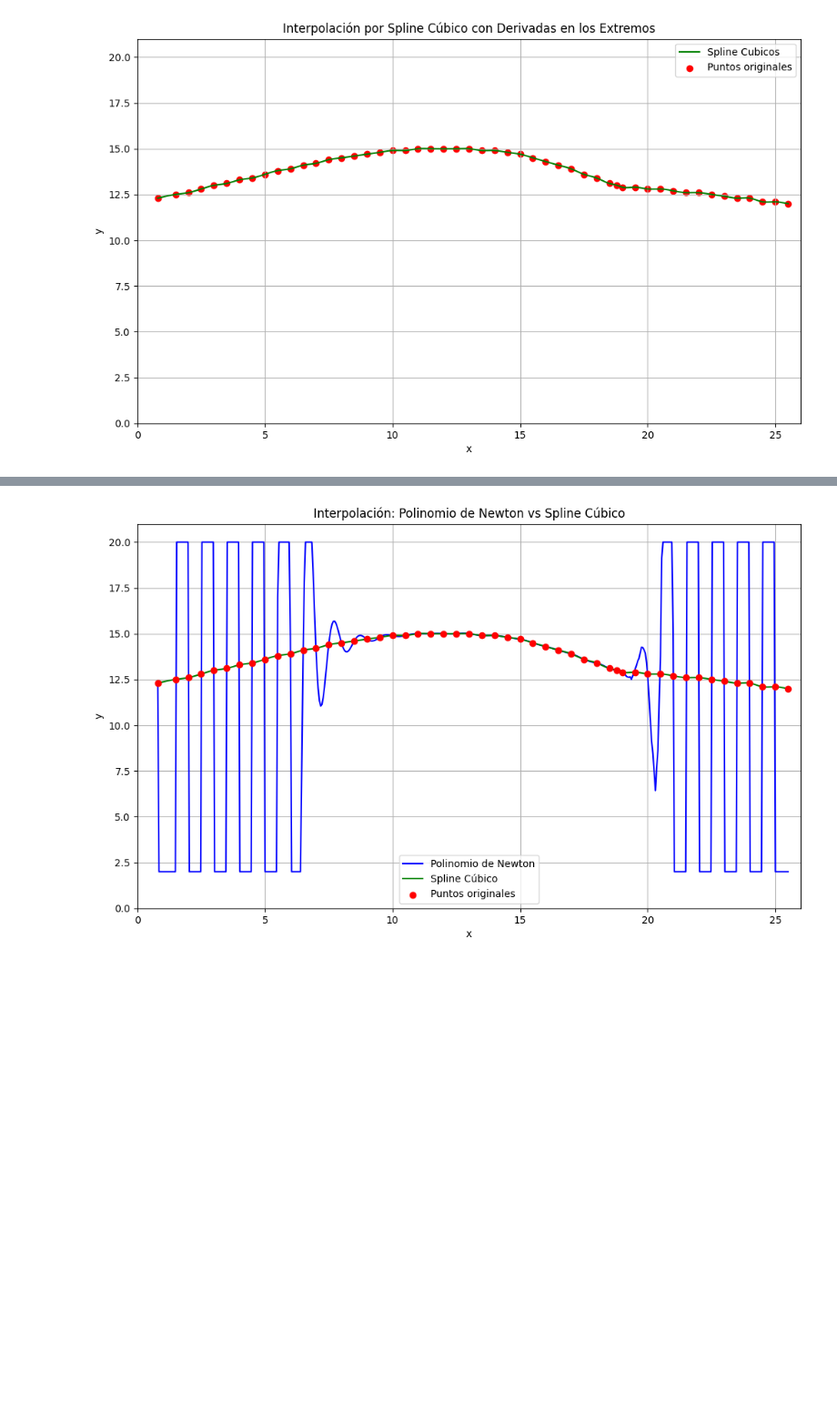
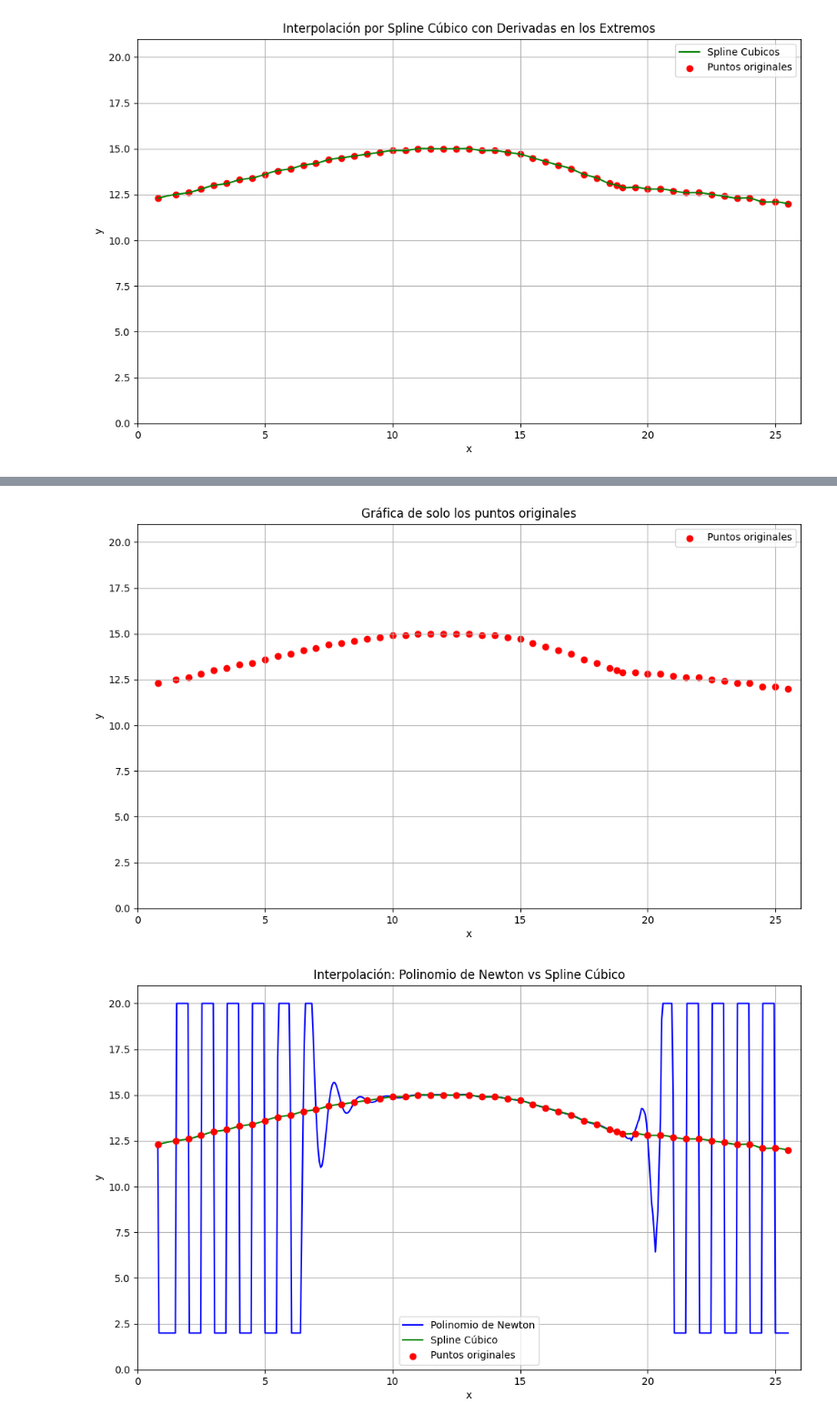
Before and after one commit to Santy30-Bull/Proyecto-Analisis, a Jupyter notebook: ProyectoAnalisis.ipynb, the cells around one changed output, grey strips where cells are left out. Shown at 91% size. Saved outputs shown, nothing was run; the diff lists cells and outputs as text; code cells hidden in the pictures; blank space fills up the shorter version.

```diff
--- a/ProyectoAnalisis.ipynb
+++ b/ProyectoAnalisis.ipynb
@@ -93,2 +95,15 @@ plt.show()
+# %%
+plt.figure(figsize=(12, 7))
+plt.scatter(x, y, color='red', label='Puntos originales')
+plt.title('Gráfica de solo los puntos originales')
+plt.xlabel('x')
+plt.ylabel('y')
+plt.legend()
+plt.grid(True)
+plt.xlim(0, 26)
+plt.ylim(0, 21)
+plt.show()
+# %% [output]
+[figure, added]
 # %%
 
```
Also changed, not shown: parts of 5 cells of this notebook.
